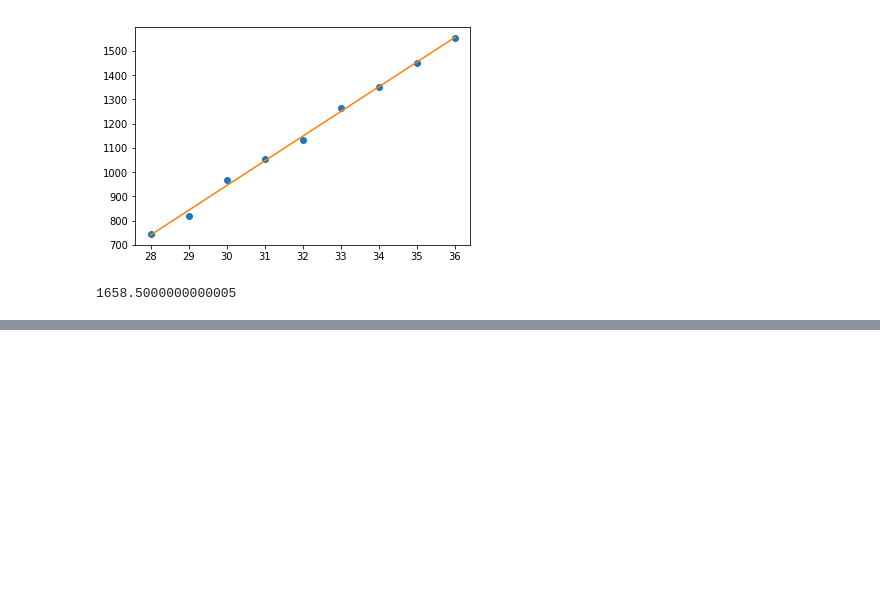
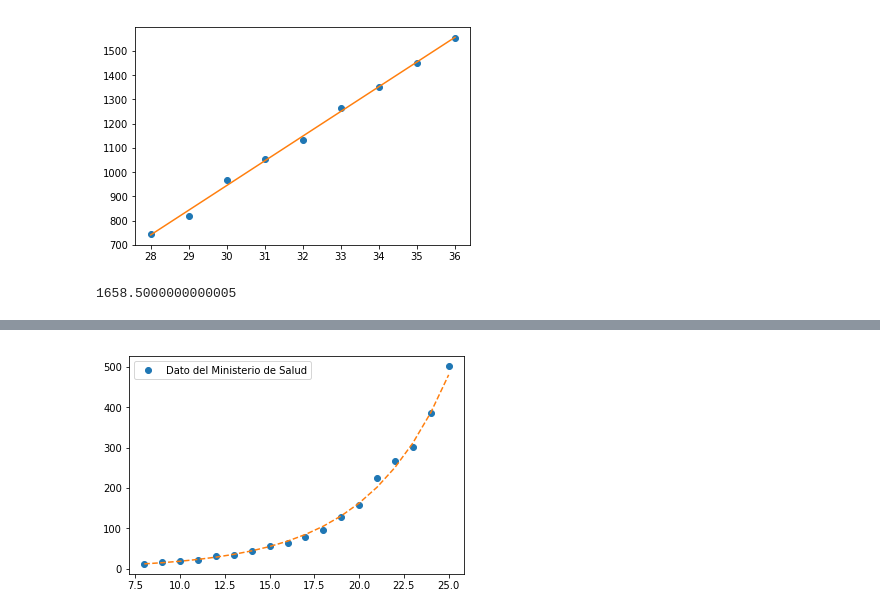
Before and after one commit to EnzoDOT/Covid, a Jupyter notebook: covid.ipynb, the cells around one changed output, grey strips where cells are left out. Cells and saved outputs as stored; diff of their text form; code cells hidden in the pictures; blank space fills up the shorter version.

```diff
--- a/covid.ipynb
+++ b/covid.ipynb
@@ -106,0 +125,13 @@ print t
+# %%
+z=np.exp(curve_fit[1])
+b=curve_fit[0]
+
+y =z*np.exp(b*x_data)
+
+plt.plot(x_data, y_data, "o")
+plt.legend(['Dato del Ministerio de Salud'])
+plt.plot(x_data, y, "--")
+
+plt.savefig('covid25.png')
+# %% [output]
+[figure, added]
```
Also changed, not shown: parts of 2 cells of this notebook.
